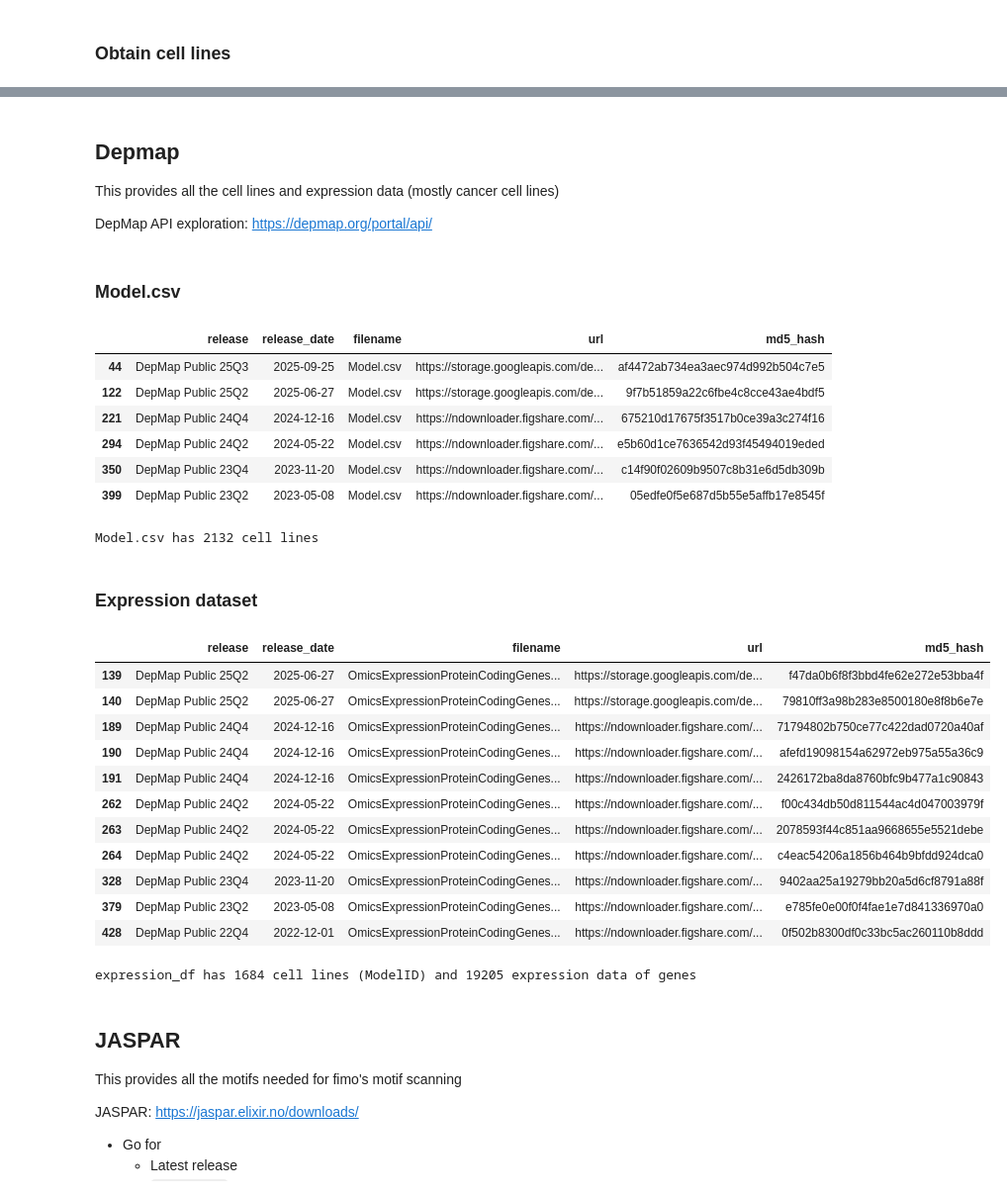
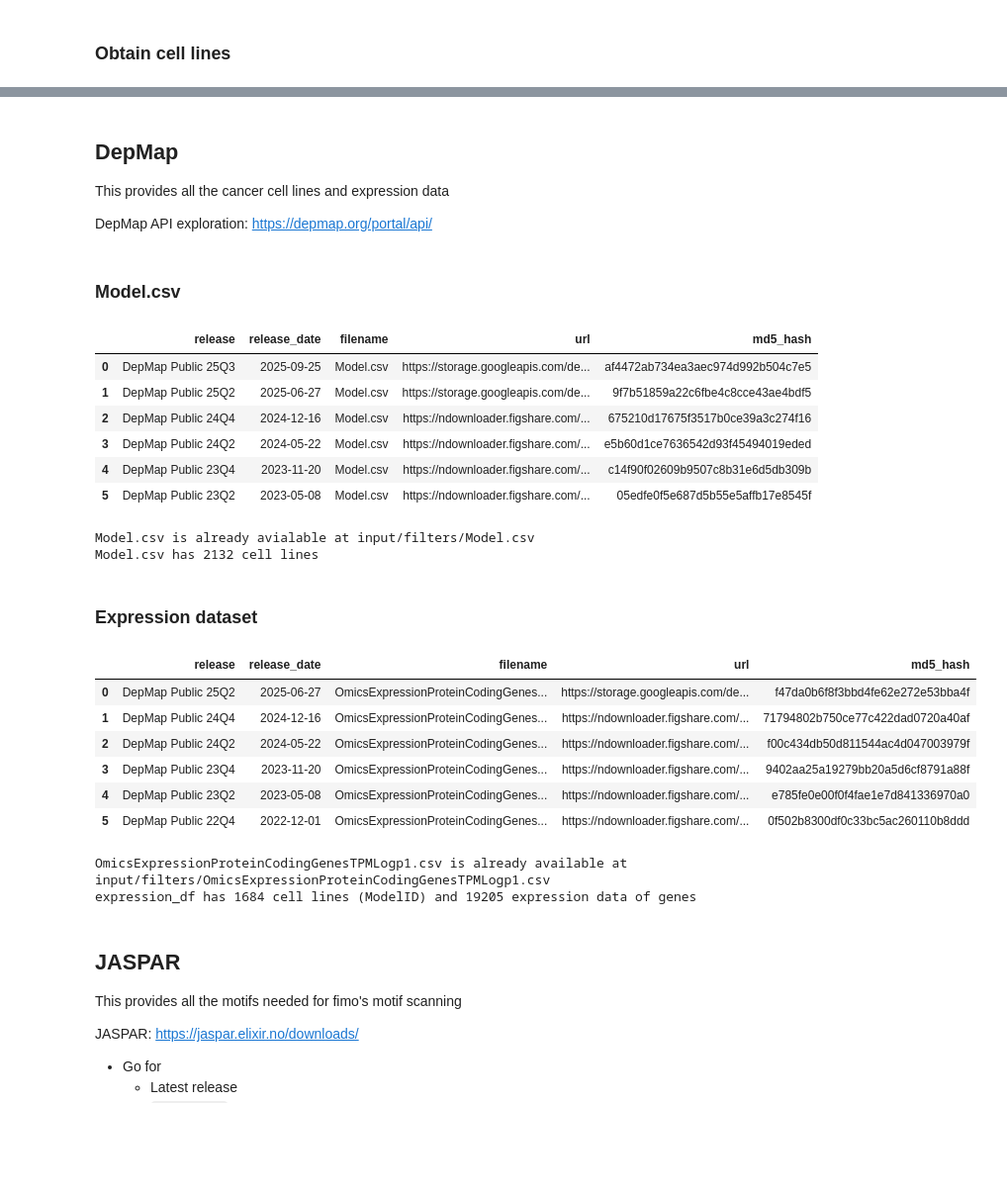
Before and after one commit to junqilu/Preludio, a Jupyter notebook: test_create_jaspar_filters.ipynb, the cells around one changed output, grey strips where cells are left out. Shown at 99% size. Drawn from its saved outputs; the diff is of its cells as text; code cells hidden in the pictures; blank space fills up the shorter version.

Commit message:
generated all TF filters

```diff
--- a/test_create_jaspar_filters.ipynb
+++ b/test_create_jaspar_filters.ipynb
@@ -164,5 +98,5 @@ CVCL_B5WG lacks disease-list
 # %% [markdown]
-## Depmap
-This provides all the cell lines and expression data (mostly cancer cell lines)
+## DepMap
+This provides all the cancer cell lines and expression data
 
 DepMap API exploration: https://depmap.org/portal/api/
@@ -180,62 +111,69 @@ files_df = pd.read_csv(StringIO(r.text))  #This gives you all the downloadable f
 filtered_df = (
     files_df[files_df['filename'].str.contains('Model.csv', case=False, na=False)]
     .sort_values('release_date', ascending=False)
+    .reset_index(drop=True)
 )
 
 filtered_df
 # %% [output]
 |  | release | release_date | filename | url | md5_hash |
-| 44 | DepMap Public 25Q3 | 2025-09-25 | Model.csv | https://storage.googleapis.com/de... | af4472ab734ea3aec974d992b504c7e5 |
-| 122 | DepMap Public 25Q2 | 2025-06-27 | Model.csv | https://storage.googleapis.com/de... | 9f7b51859a22c6fbe4c8cce43ae4bdf5 |
-| 221 | DepMap Public 24Q4 | 2024-12-16 | Model.csv | https://ndownloader.figshare.com/... | 675210d17675f3517b0ce39a3c274f16 |
-| 294 | DepMap Public 24Q2 | 2024-05-22 | Model.csv | https://ndownloader.figshare.com/... | e5b60d1ce7636542d93f45494019eded |
-| 350 | DepMap Public 23Q4 | 2023-11-20 | Model.csv | https://ndownloader.figshare.com/... | c14f90f02609b9507c8b31e6d5db309b |
-| 399 | DepMap Public 23Q2 | 2023-05-08 | Model.csv | https://ndownloader.figshare.com/... | 05edfe0f5e687d5b55e5affb17e8545f |
+| 0 | DepMap Public 25Q3 | 2025-09-25 | Model.csv | https://storage.googleapis.com/de... | af4472ab734ea3aec974d992b504c7e5 |
+| 1 | DepMap Public 25Q2 | 2025-06-27 | Model.csv | https://storage.googleapis.com/de... | 9f7b51859a22c6fbe4c8cce43ae4bdf5 |
+| 2 | DepMap Public 24Q4 | 2024-12-16 | Model.csv | https://ndownloader.figshare.com/... | 675210d17675f3517b0ce39a3c274f16 |
+| 3 | DepMap Public 24Q2 | 2024-05-22 | Model.csv | https://ndownloader.figshare.com/... | e5b60d1ce7636542d93f45494019eded |
+| 4 | DepMap Public 23Q4 | 2023-11-20 | Model.csv | https://ndownloader.figshare.com/... | c14f90f02609b9507c8b31e6d5db309b |
+| 5 | DepMap Public 23Q2 | 2023-05-08 | Model.csv | https://ndownloader.figshare.com/... | 05edfe0f5e687d5b55e5affb17e8545f |
 # %%
 model_url = filtered_df.iloc[0]['url']
+save_dir_model_csv = os.path.join(save_direct_filters, 'Model.csv')
 
-r = requests.get(model_url, stream=True)
+if not os.path.exists(save_dir_model_csv):
+    r = requests.get(model_url, stream=True)
 
-save_dir_model_csv = os.path.join(save_dir_filters, 'Model.csv')
-with open(save_dir_model_csv, 'wb') as f:
-    for chunk in r.iter_content(chunk_size=8192):
-        f.write(chunk)
+    with open(save_dir_model_csv, 'wb') as f:
+        for chunk in r.iter_content(chunk_size=8192):
+            f.write(chunk)
+
+    print(f'Model.csv is downloaded at {save_dir_model_csv}')
+else:
+    print(f'Model.csv is already avialable at {save_dir_model_csv}')
 
 model_df = pd.read_csv(save_dir_model_csv)
 print('Model.csv has {} cell lines'.format(len(set(model_df['StrippedCellLineName']))))
 # %% [output]
+Model.csv is already avialable at input/filters/Model.csv
 Model.csv has 2132 cell lines
 # %% [markdown]
 ### Expression dataset
 # %%
 filtered_df = (
-    files_df[files_df['filename'].str.contains('ExpressionProteinCodingGenes', case=False, na=False)]
+    files_df[files_df['filename'].str.contains('OmicsExpressionProteinCodingGenesTPMLogp1.csv', case=False, na=False)]
     .sort_values('release_date', ascending=False)
+    .reset_index(drop=True)
 )
 
 filtered_df
 # %% [output]
 |  | release | release_date | filename | url | md5_hash |
-| 139 | DepMap Public 25Q2 | 2025-06-27 | OmicsExpressionProteinCodingGenes... | https://storage.googleapis.com/de... | f47da0b6f8f3bbd4fe62e272e53bba4f |
-| 140 | DepMap Public 25Q2 | 2025-06-27 | OmicsExpressionProteinCodingGenes... | https://storage.googleapis.com/de... | 79810ff3a98b283e8500180e8f8b6e7e |
-| 189 | DepMap Public 24Q4 | 2024-12-16 | OmicsExpressionProteinCodingGenes... | https://ndownloader.figshare.com/... | 71794802b750ce77c422dad0720a40af |
-| 190 | DepMap Public 24Q4 | 2024-12-16 | OmicsExpressionProteinCodingGenes... | https://ndownloader.figshare.com/... | afefd19098154a62972eb975a55a36c9 |
-| 191 | DepMap Public 24Q4 | 2024-12-16 | OmicsExpressionProteinCodingGenes... | https://ndownloader.figshare.com/... | 2426172ba8da8760bfc9b477a1c90843 |
-| 262 | DepMap Public 24Q2 | 2024-05-22 | OmicsExpressionProteinCodingGenes... | https://ndownloader.figshare.com/... | f00c434db50d811544ac4d047003979f |
-| 263 | DepMap Public 24Q2 | 2024-05-22 | OmicsExpressionProteinCodingGenes... | https://ndownloader.figshare.com/... | 2078593f44c851aa9668655e5521debe |
-| 264 | DepMap Public 24Q2 | 2024-05-22 | OmicsExpressionProteinCodingGenes... | https://ndownloader.figshare.com/... | c4eac54206a1856b464b9bfdd924dca0 |
-| 328 | DepMap Public 23Q4 | 2023-11-20 | OmicsExpressionProteinCodingGenes... | https://ndownloader.figshare.com/... | 9402aa25a19279bb20a5d6cf8791a88f |
-| 379 | DepMap Public 23Q2 | 2023-05-08 | OmicsExpressionProteinCodingGenes... | https://ndownloader.figshare.com/... | e785fe0e00f0f4fae1e7d841336970a0 |
-| 428 | DepMap Public 22Q4 | 2022-12-01 | OmicsExpressionProteinCodingGenes... | https://ndownloader.figshare.com/... | 0f502b8300df0c33bc5ac260110b8ddd |
+| 0 | DepMap Public 25Q2 | 2025-06-27 | OmicsExpressionProteinCodingGenes... | https://storage.googleapis.com/de... | f47da0b6f8f3bbd4fe62e272e53bba4f |
+| 1 | DepMap Public 24Q4 | 2024-12-16 | OmicsExpressionProteinCodingGenes... | https://ndownloader.figshare.com/... | 71794802b750ce77c422dad0720a40af |
+| 2 | DepMap Public 24Q2 | 2024-05-22 | OmicsExpressionProteinCodingGenes... | https://ndownloader.figshare.com/... | f00c434db50d811544ac4d047003979f |
+| 3 | DepMap Public 23Q4 | 2023-11-20 | OmicsExpressionProteinCodingGenes... | https://ndownloader.figshare.com/... | 9402aa25a19279bb20a5d6cf8791a88f |
+| 4 | DepMap Public 23Q2 | 2023-05-08 | OmicsExpressionProteinCodingGenes... | https://ndownloader.figshare.com/... | e785fe0e00f0f4fae1e7d841336970a0 |
+| 5 | DepMap Public 22Q4 | 2022-12-01 | OmicsExpressionProteinCodingGenes... | https://ndownloader.figshare.com/... | 0f502b8300df0c33bc5ac260110b8ddd |
 # %%
 url_expression = filtered_df.iloc[0]['url']
+save_dir_expression_csv = os.path.join(save_direct_filters, 'OmicsExpressionProteinCodingGenesTPMLogp1.csv')
 
-r = requests.get(url_expression, stream=True)
+if not os.path.exists(save_dir_expression_csv):
+    r = requests.get(url_expression, stream=True)
 
-save_dir_expression_csv = os.path.join(save_dir_filters, 'OmicsExpressionProteinCodingGenesTPMLogp1.csv')
-with open(save_dir_expression_csv, 'wb') as f:
-    for chunk in r.iter_content(chunk_size=8192):
-        f.write(chunk)
+    with open(save_dir_expression_csv, 'wb') as f:
+        for chunk in r.iter_content(chunk_size=8192):
+            f.write(chunk)
+    print(f'OmicsExpressionProteinCodingGenesTPMLogp1.csv is downloaded at {save_dir_expression_csv}')
+else:
+    print(f'OmicsExpressionProteinCodingGenesTPMLogp1.csv is already available at {save_dir_expression_csv}')
 
 expression_df = pd.read_csv(save_dir_expression_csv)  # This will take a while since the file is pretty big
 
@@ -244,6 +182,7 @@ print(f'expression_df has {rows} cell lines (ModelID) and {cols - 1} expression
 
 del expression_df  #This is to save on the memory since it's too large. You can reassign it later when you need it
 # %% [output]
+OmicsExpressionProteinCodingGenesTPMLogp1.csv is already available at input/filters/OmicsExpressionProteinCodingGenesTPMLogp1.csv
 expression_df has 1684 cell lines (ModelID) and 19205 expression data of genes
 # %% [markdown]
 ## JASPAR
```
Also changed, not shown: parts of 24 cells of this notebook, 4 other files.
